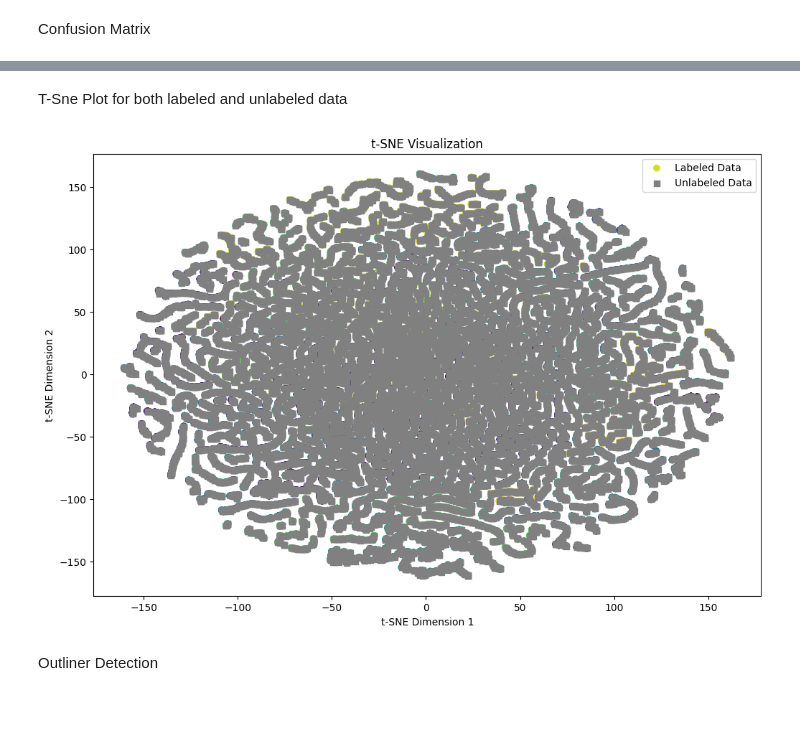
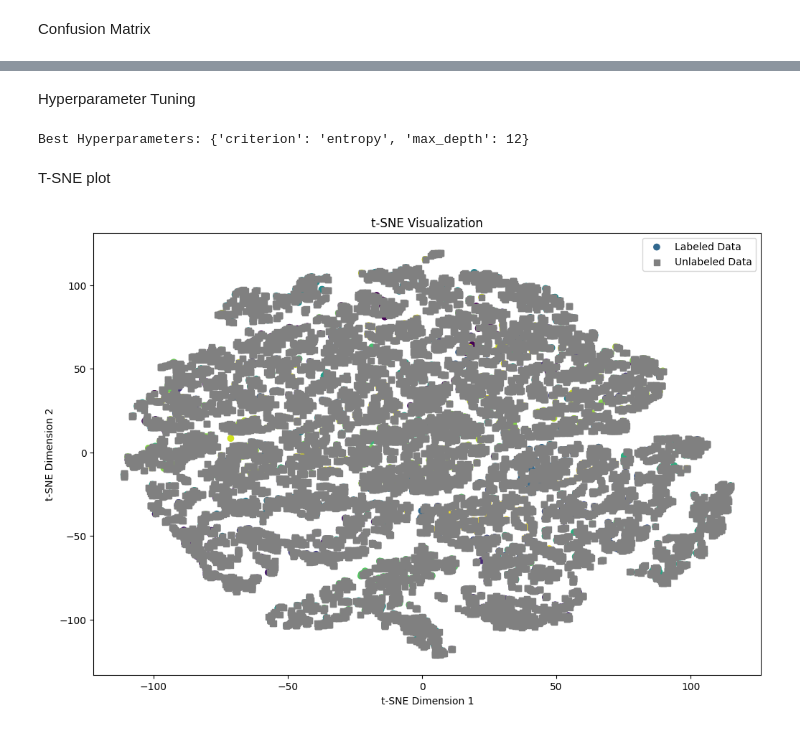
Before and after one commit to knvramana/COMP-6721-SUMMER-PROJECT, a Jupyter notebook: Semi_Supervised_Learning.ipynb, the cells around one changed output, grey strips where cells are left out. Cells and saved outputs as stored; diff of their text form; code cells hidden in the pictures.

```diff
--- a/Semi_Supervised_Learning.ipynb
+++ b/Semi_Supervised_Learning.ipynb
@@ -62,0 +51,3 @@ len(labels)
+# %%
+images, labels = load_images()
+len(labels)
@@ -179,26 +165,38 @@ Decision Tree Classifer
 # %%
-classifier = DecisionTreeClassifier(max_depth=12, criterion='entropy', random_state=2411)
+classifier = DecisionTreeClassifier(max_depth=8, criterion='entropy', random_state=2411)
+confidence_threshold = 0.9
+num_iterations = 8
 
-confidence_threshold = 0.9
-num_iterations = 5
-
+print(f"Iteration 0: Labeled Data Size - {X_labeled.shape[0]}, Unlabeled Data Size - {X_unlabeled.shape[0]}")
+    # Select high-confidence predictions
 for i in range(num_iterations):
-    classifier.fit(X_labeled.get(), y_labeled.get())
-    y_pred = cp.asarray(classifier.predict(X_unlabeled.get()))
+    classifier.fit(X_labeled, y_labeled)
+    y_pred = classifier.predict(X_unlabeled)
 
     # Select high-confidence predictions
-    y_pred_prob = cp.asarray(classifier.predict_proba(X_unlabeled.get()))
-    max_probs = cp.max(y_pred_prob, axis=1)
-    high_confidence_indices = cp.where(max_probs >= confidence_threshold)[0]
+    y_pred_prob = classifier.predict_proba(X_unlabeled)
+    max_probs = np.max(y_pred_prob, axis=1)
+    high_confidence_indices = np.argsort(max_probs)[-int(0.1 * len(X_unlabeled)):]
     pseudo_labels = y_pred[high_confidence_indices]
 
     # Add high-confidence examples to the labeled data
-    X_labeled = cp.concatenate([X_labeled, X_unlabeled[high_confidence_indices]])
-    y_labeled = cp.concatenate([y_labeled, pseudo_labels])
+    X_labeled = np.concatenate([X_labeled, X_unlabeled[high_confidence_indices]])
+    y_labeled = np.concatenate([y_labeled, pseudo_labels])
 
+    # Remove high-confidence examples from the unlabeled data
+    X_unlabeled = np.delete(X_unlabeled, high_confidence_indices, axis=0)
+    y_unlabeled = np.delete(y_unlabeled, high_confidence_indices, axis=0)
     print(f"Iteration {i + 1}: Labeled Data Size - {X_labeled.shape[0]}, Unlabeled Data Size - {X_unlabeled.shape[0]}")
+    # Plot pie charts
+    labels = ['Labeled', 'Unlabeled']
+    sizes = [X_labeled.shape[0], X_unlabeled.shape[0]]
+    plt.figure(figsize=(6, 6))
+    plt.pie(sizes, labels=labels, autopct='%1.1f%%')
+    plt.title(f'Iteration {i + 1}: Labeled vs Unlabeled Data')
+    plt.show()
 
-y_pred = cp.asarray(classifier.predict(X_unlabeled.get()))
-accuracy = accuracy_score(y_unlabeled.get(), y_pred.get())
+# After the iterations
+y_pred = classifier.predict(X_unlabeled)
+accuracy = accuracy_score(y_unlabeled, y_pred)
 print("Accuracy:", accuracy)
 # %% [output]
@@ -383,28 +277,55 @@ plt.show()
-# %% [markdown]
-T-Sne Plot for both labeled and unlabeled data
+# %% [markdown]
+Hyperparameter Tuning
+# %%
+import cupy as cp
+from sklearn.model_selection import GridSearchCV
+from sklearn.tree import DecisionTreeClassifier
+
+# Convert the data back to NumPy arrays
+X_labeled = cp.asnumpy(X_labeled)
+y_labeled = cp.asnumpy(y_labeled)
+
+# Define the hyperparameters to search over
+param_grid = {
+    'max_depth':list(range(1, 32)),
+    'criterion': ['gini', 'entropy'],
+}
+
+# Create the classifier
+classifier = DecisionTreeClassifier(random_state=2411)
+
+# Perform grid search with cross-validation
+grid_search = GridSearchCV(estimator=classifier, param_grid=param_grid, cv=8)
+grid_search.fit(X_labeled, y_labeled)
+
+# Get the best hyperparameters
+best_params = grid_search.best_params_
+print("Best Hyperparameters:", best_params)
+# %% [output]
+Best Hyperparameters: {'criterion': 'entropy', 'max_depth': 12}
+# %% [markdown]
+T-SNE plot
 # %%
 import matplotlib.pyplot as plt
 from sklearn.manifold import TSNE
 
 # Perform t-SNE dimensionality reduction
 tsne = TSNE(n_components=2, random_state=2411, perplexity=30, n_iter=1000)
-X_combined = np.concatenate((cp.asnumpy(X_labeled), cp.asnumpy(X_unlabeled)), axis=0)
+X_combined = np.concatenate((X_labeled, X_unlabeled), axis=0)
 X_tsne = tsne.fit_transform(X_combined)
 
 # Separate labeled and unlabeled data in t-SNE space
 X_tsne_labeled = X_tsne[:X_labeled.shape[0]]
 X_tsne_unlabeled = X_tsne[X_labeled.shape[0]:]
 
 # Plot the t-SNE visualization
 plt.figure(figsize=(12, 8))
 plt.scatter(X_tsne_labeled[:, 0], X_tsne_labeled[:, 1], c=y_labeled, cmap='viridis', label='Labeled Data')
 plt.scatter(X_tsne_unlabeled[:, 0], X_tsne_unlabeled[:, 1], c='gray', label='Unlabeled Data', marker='s')
 plt.xlabel('t-SNE Dimension 1')
 plt.ylabel('t-SNE Dimension 2')
 plt.title('t-SNE Visualization')
 plt.legend()
 plt.show()
 # %% [output]
-[figure, old version]
+[figure, new version]
-# %% [markdown]
-Outliner Detection
```
Also changed, not shown: parts of 35 cells of this notebook.
